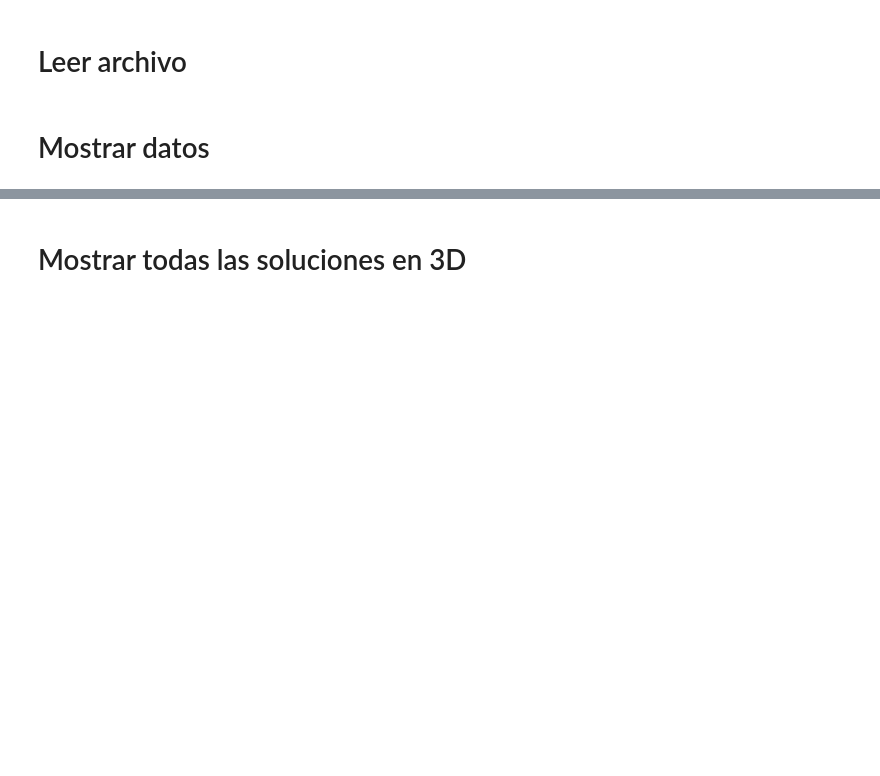
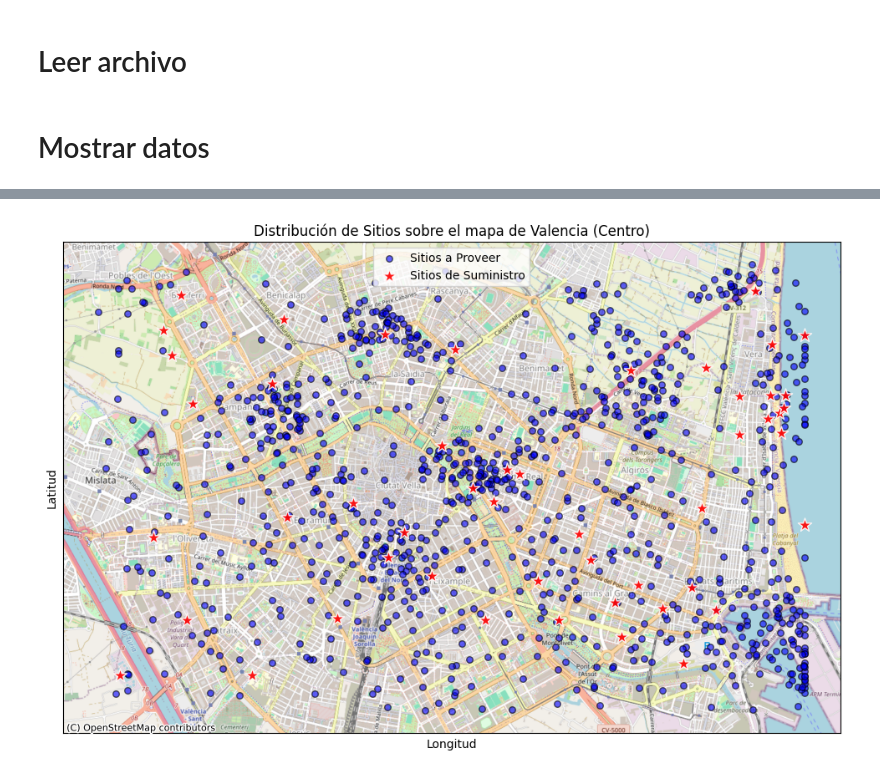
Before and after one commit to Manumrm8/TFM_optimization, a Jupyter notebook: visualization.ipynb, the cells around one changed output, grey strips where cells are left out. Saved outputs shown, nothing was run; the diff lists cells and outputs as text; code cells hidden in the pictures; blank space fills up the shorter version.

Commit message:
cambio laatex con imagenes y de visualizacion

```diff
--- a/visualization.ipynb
+++ b/visualization.ipynb
@@ -94,2 +32,0 @@ plt.show()
-# %% [markdown]
-# Mostrar todas las soluciones en 3D
@@ -123,0 +33,74 @@ fig.show()
+# %%
+valencia_bounds = {
+    'lon_min': -0.42, 'lon_max': -0.32,
+    'lat_min': 39.45, 'lat_max': 39.50
+}
+# =============================================================
+
+# Convertimos tus coordenadas (x, y) a las nuevas coordenadas geográficas.
+df_sitios_a_proveer['lon'] = np.interp(df_sitios_a_proveer['x'], (0, 1400), (valencia_bounds['lon_min'], valencia_bounds['lon_max']))
+df_sitios_a_proveer['lat'] = np.interp(df_sitios_a_proveer['y'], (0, 1000), (valencia_bounds['lat_min'], valencia_bounds['lat_max']))
+
+df_sitios_de_suministro['lon'] = np.interp(df_sitios_de_suministro['x'], (0, 1400), (valencia_bounds['lon_min'], valencia_bounds['lon_max']))
+df_sitios_de_suministro['lat'] = np.interp(df_sitios_de_suministro['y'], (0, 1000), (valencia_bounds['lat_min'], valencia_bounds['lat_max']))
+
+# Creamos los GeoDataFrames.
+gdf_proveer = gpd.GeoDataFrame(
+    df_sitios_a_proveer,
+    geometry=gpd.points_from_xy(df_sitios_a_proveer.lon, df_sitios_a_proveer.lat),
+    crs="EPSG:4326"
+)
+
+gdf_suministro = gpd.GeoDataFrame(
+    df_sitios_de_suministro,
+    geometry=gpd.points_from_xy(df_sitios_de_suministro.lon, df_sitios_de_suministro.lat),
+    crs="EPSG:4326"
+)
+
+# --- 3. Creación del Gráfico con Mapa ---
+fig, ax = plt.subplots(figsize=(12, 10))
+
+# Proyectamos los datos a Web Mercator (EPSG:3857).
+gdf_proveer_web = gdf_proveer.to_crs(epsg=3857)
+gdf_suministro_web = gdf_suministro.to_crs(epsg=3857)
+
+# Dibujamos los puntos en el mapa.
+gdf_proveer_web.plot(
+    ax=ax,
+    color='blue',
+    label='Sitios a Proveer',
+    alpha=0.6,
+    marker='o',  # 'o' especifica que el marcador es un círculo
+    markersize=30, # Tamaño más pequeño
+    edgecolor='black'
+)
+
+# ===== CAMBIO AQUÍ: Puntos más pequeños y de color azul =====
+gdf_suministro_web.plot(
+    ax=ax,
+    color='red',
+    label='Sitios de Suministro',
+    alpha=0.9,
+    marker='*',  # '*' especifica que el marcador es una estrella
+    markersize=150, # Tamaño notablemente más grande
+    edgecolor='white'
+)
+# ==========================================================
+
+# Configuramos etiquetas, título y leyenda.
+ax.set_xlabel('Longitud')
+ax.set_ylabel('Latitud')
+ax.set_title('Distribución de Sitios sobre el mapa de Valencia (Centro)')
+ax.legend()
+
+# Añadimos el mapa de fondo de OpenStreetMap.
+ctx.add_basemap(ax, source=ctx.providers.OpenStreetMap.Mapnik, zoom=14) # Podemos forzar un nivel de zoom
+
+# Ocultamos los ejes con coordenadas Mercator.
+ax.set_xticks([])
+ax.set_yticks([])
+
+# Mostrar el gráfico.
+plt.show()
+# %% [output]
+[figure, added]
```
Also changed, not shown: parts of 17 cells of this notebook, 5 other files.
